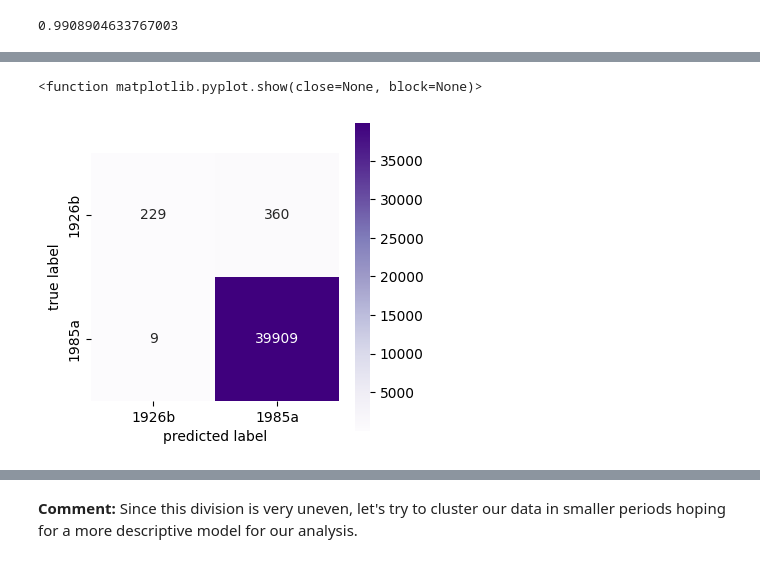
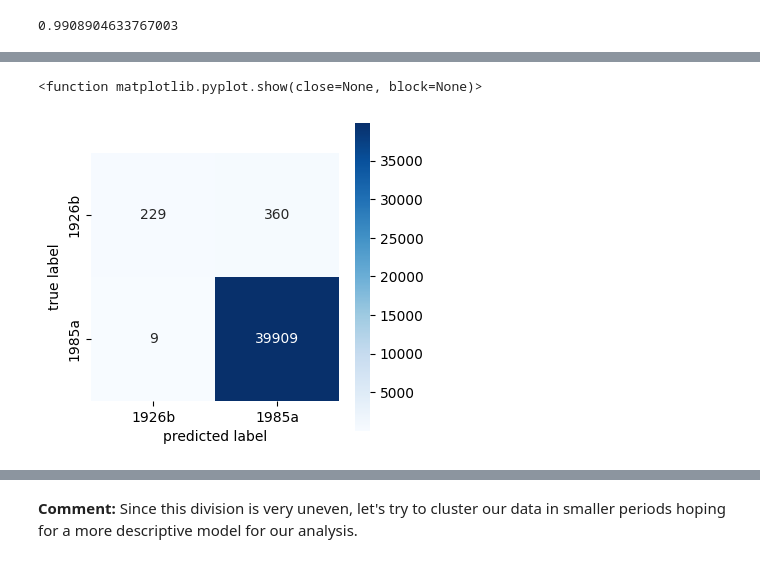
Before and after one commit to Data-Science-for-Linguists-2025/Linguistic-Markers-Catalan-Substitution, a Jupyter notebook: Analysis-2-TextLevel.ipynb, the cells around one changed output, grey strips where cells are left out. Cells and saved outputs as stored; diff of their text form; code cells hidden in the pictures.

```diff
--- a/Analysis-2-TextLevel.ipynb
+++ b/Analysis-2-TextLevel.ipynb
@@ -106,9 +141,10 @@ senttok_df["Sent_count"].sum()
 # %%
-def tag_sents(sent_list, period_tag):
-    return ([(s, period_tag) for s in sent_list])
+# creating a function to tag the sentences
+def tag_sents(sent_list, period2_tag):
+    return ([(s, period2_tag) for s in sent_list])
 # %%
 # tagging the sentences
-senttok_df["tagged_sents"] = senttok_df.apply(lambda row: tag_sents(row["Sent_toks"], row["Period"]), axis=1)
+senttok_df["tagged_sents"] = senttok_df.apply(lambda row: tag_sents(row["Sent_toks"], row["Period2"]), axis=1)
 # %%
 # separating them into two lists
 sents_1926b = [sent for sentence_list in senttok_df["tagged_sents"] for sent in sentence_list if sent[1]=="1926b"]
@@ -155,16 +195,16 @@ from sklearn.naive_bayes import MultinomialNB
 # will consist of 2 steps
 # step 1: feature extraction through tf-idf
 # step 2: naive bayes multinomial model
-period_nbc = make_pipeline(TfidfVectorizer(max_features = 1500), MultinomialNB())
+period2_nbc = make_pipeline(TfidfVectorizer(max_features = 1500), MultinomialNB())
 
 # fitting and training model through pipeline
-period_nbc.fit(docs_train, y_train) # fitting model (training sents, target labels)
+period2_nbc.fit(docs_train, y_train) # fitting model (training sents, target labels)
 # %% [output]
 Pipeline(steps=[('tfidfvectorizer', TfidfVectorizer(max_features=1500)),
                 ('multinomialnb', MultinomialNB())])
 # %%
 # creating predicted labels
-y_pred_prompt_nb = period_nbc.predict(docs_test)
+y_pred_prompt_nb = period2_nbc.predict(docs_test)
 # %%
 # evaluating
 from sklearn.metrics import confusion_matrix
@@ -178,13 +222,13 @@ accuracy_score(y_test, y_pred_prompt_nb)
 # %%
 import matplotlib.pyplot as plt
 mtrx_prompt_nb = confusion_matrix(y_test, y_pred_prompt_nb)
 # plotting confusion matrix
 plt.figure(figsize = (4, 4))
-sns.heatmap(mtrx_prompt_nb, square = True, annot = True, fmt = 'd', cmap = "Purples",
+sns.heatmap(mtrx_prompt_nb, square = True, annot = True, fmt = 'd', cmap = "Blues",
             xticklabels= sorted(set(y_train)), yticklabels= sorted(set(y_pred_prompt_nb)))
 plt.xlabel("predicted label")
 plt.ylabel("true label")
 plt.show
 # %% [output]
 <function matplotlib.pyplot.show(close=None, block=None)>
-[figure, old version]
+[figure, new version]
```
Also changed, not shown: parts of 61 cells of this notebook.
